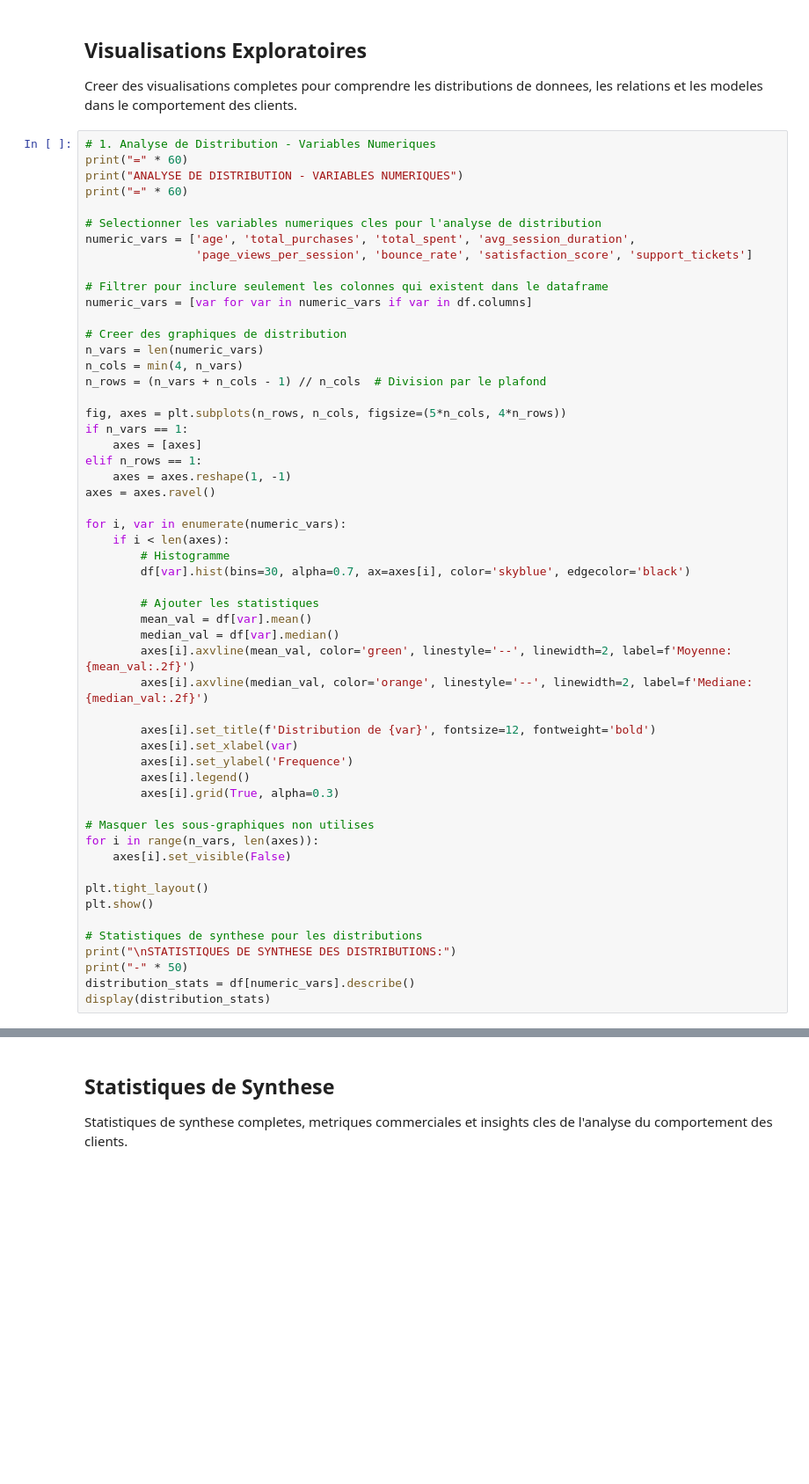
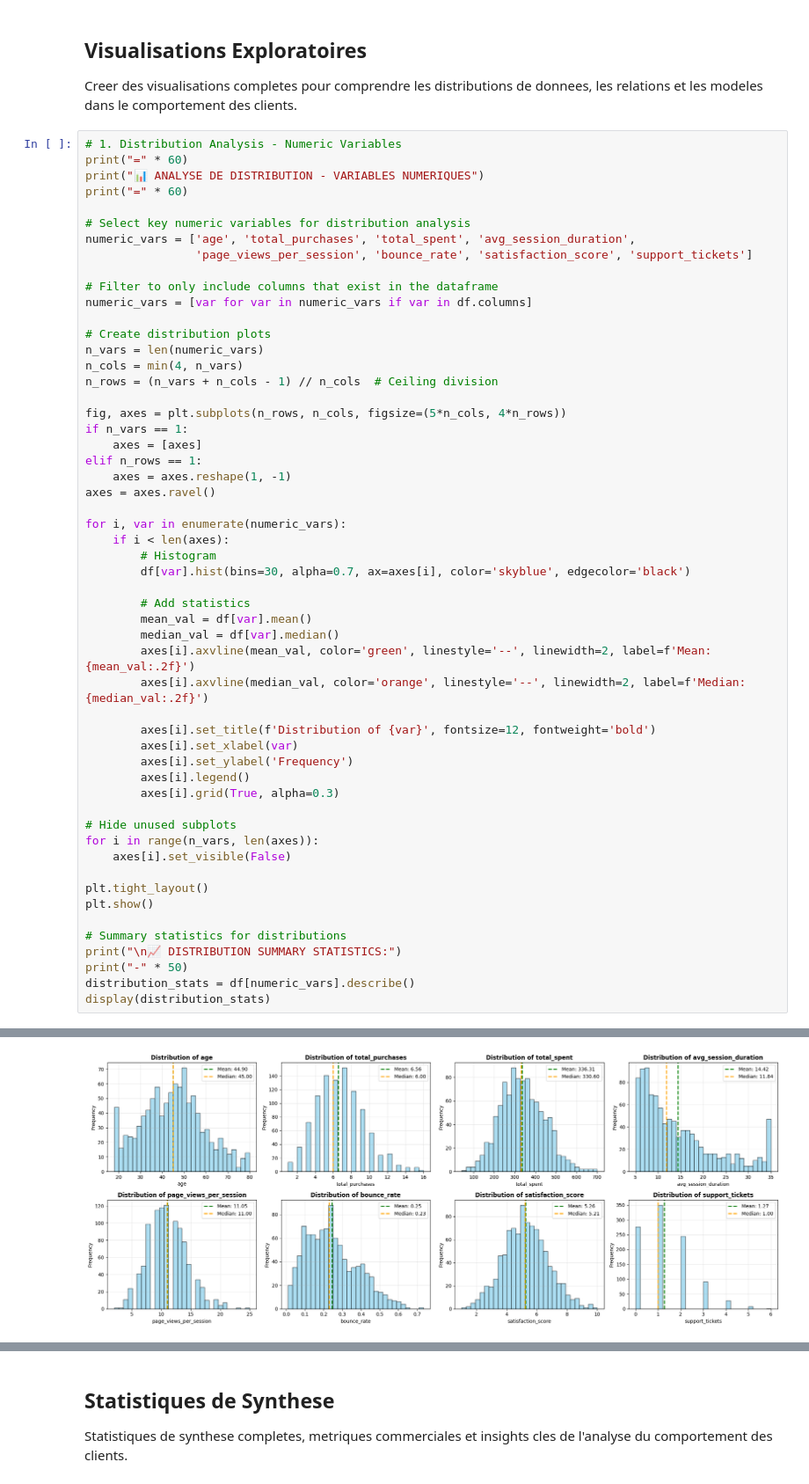
Before and after one commit to invecta/Analyse-des-Comportements-Clients, a Jupyter notebook: 01_data_exploration_FR.ipynb, the cells around one changed output, grey strips where cells are left out. Shown at 88% size. Drawn from its saved outputs; the diff is of its cells as text; blank space fills up the shorter version.

```diff
--- a/01_data_exploration_FR.ipynb
+++ b/01_data_exploration_FR.ipynb
@@ -306,22 +761,22 @@ else:
 
 Creer des visualisations completes pour comprendre les distributions de donnees, les relations et les modeles dans le comportement des clients.
 # %%
-# 1. Analyse de Distribution - Variables Numeriques
+# 1. Distribution Analysis - Numeric Variables
 print("=" * 60)
-print("ANALYSE DE DISTRIBUTION - VARIABLES NUMERIQUES")
+print("📊 ANALYSE DE DISTRIBUTION - VARIABLES NUMERIQUES")
 print("=" * 60)
 
-# Selectionner les variables numeriques cles pour l'analyse de distribution
+# Select key numeric variables for distribution analysis
 numeric_vars = ['age', 'total_purchases', 'total_spent', 'avg_session_duration',
                 'page_views_per_session', 'bounce_rate', 'satisfaction_score', 'support_tickets']
 
-# Filtrer pour inclure seulement les colonnes qui existent dans le dataframe
+# Filter to only include columns that exist in the dataframe
 numeric_vars = [var for var in numeric_vars if var in df.columns]
 
-# Creer des graphiques de distribution
+# Create distribution plots
 n_vars = len(numeric_vars)
 n_cols = min(4, n_vars)
-n_rows = (n_vars + n_cols - 1) // n_cols  # Division par le plafond
+n_rows = (n_vars + n_cols - 1) // n_cols  # Ceiling division
 
 fig, axes = plt.subplots(n_rows, n_cols, figsize=(5*n_cols, 4*n_rows))
 if n_vars == 1:
@@ -332,30 +787,31 @@ axes = axes.ravel()
 
 for i, var in enumerate(numeric_vars):
     if i < len(axes):
-        # Histogramme
+        # Histogram
         df[var].hist(bins=30, alpha=0.7, ax=axes[i], color='skyblue', edgecolor='black')
 
-        # Ajouter les statistiques
+        # Add statistics
         mean_val = df[var].mean()
         median_val = df[var].median()
-        axes[i].axvline(mean_val, color='green', linestyle='--', linewidth=2, label=f'Moyenne: {mean_val:.2f}')
-        axes[i].axvline(median_val, color='orange', linestyle='--', linewidth=2, label=f'Mediane: {median_val:.2f}')
+        axes[i].axvline(mean_val, color='green', linestyle='--', linewidth=2, label=f'Mean: {mean_val:.2f}')
+        axes[i].axvline(median_val, color='orange', linestyle='--', linewidth=2, label=f'Median: {median_val:.2f}')
 
-        axes[i].set_title(f'Distribution de {var}', fontsize=12, fontweight='bold')
+        axes[i].set_title(f'Distribution of {var}', fontsize=12, fontweight='bold')
         axes[i].set_xlabel(var)
-        axes[i].set_ylabel('Frequence')
+        axes[i].set_ylabel('Frequency')
         axes[i].legend()
         axes[i].grid(True, alpha=0.3)
 
-# Masquer les sous-graphiques non utilises
+# Hide unused subplots
 for i in range(n_vars, len(axes)):
     axes[i].set_visible(False)
 
 plt.tight_layout()
 plt.show()
 
-# Statistiques de synthese pour les distributions
-print("\nSTATISTIQUES DE SYNTHESE DES DISTRIBUTIONS:")
+# Summary statistics for distributions
+print("\n📈 DISTRIBUTION SUMMARY STATISTICS:")
 print("-" * 50)
 distribution_stats = df[numeric_vars].describe()
 display(distribution_stats)
+# %% [output]
@@ -361,0 +821 @@ display(distribution_stats)
+[figure, added]
```
Also changed, not shown: parts of 22 cells of this notebook.
